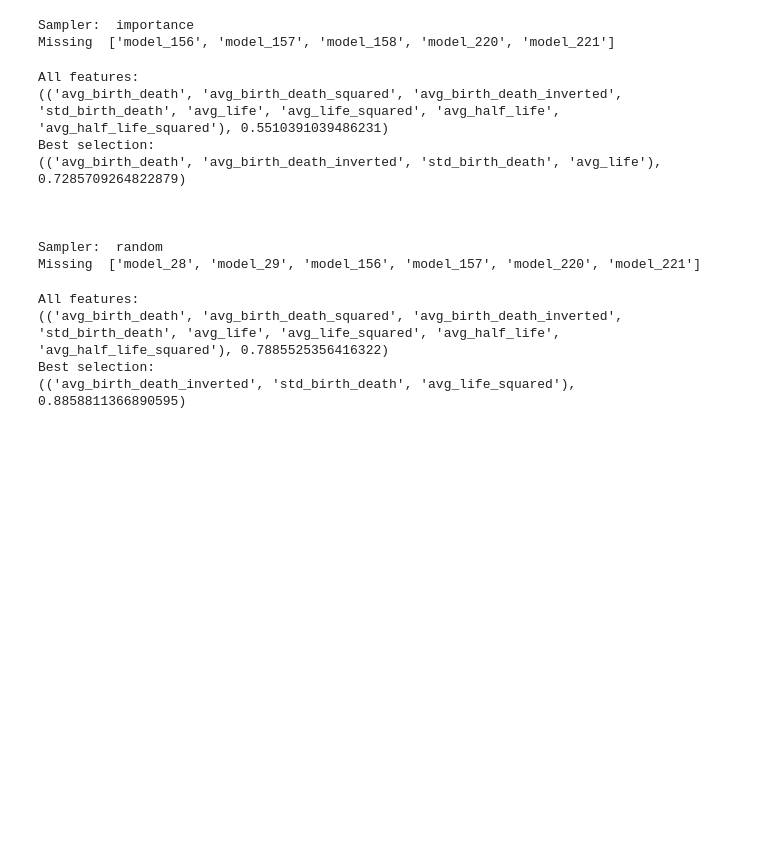
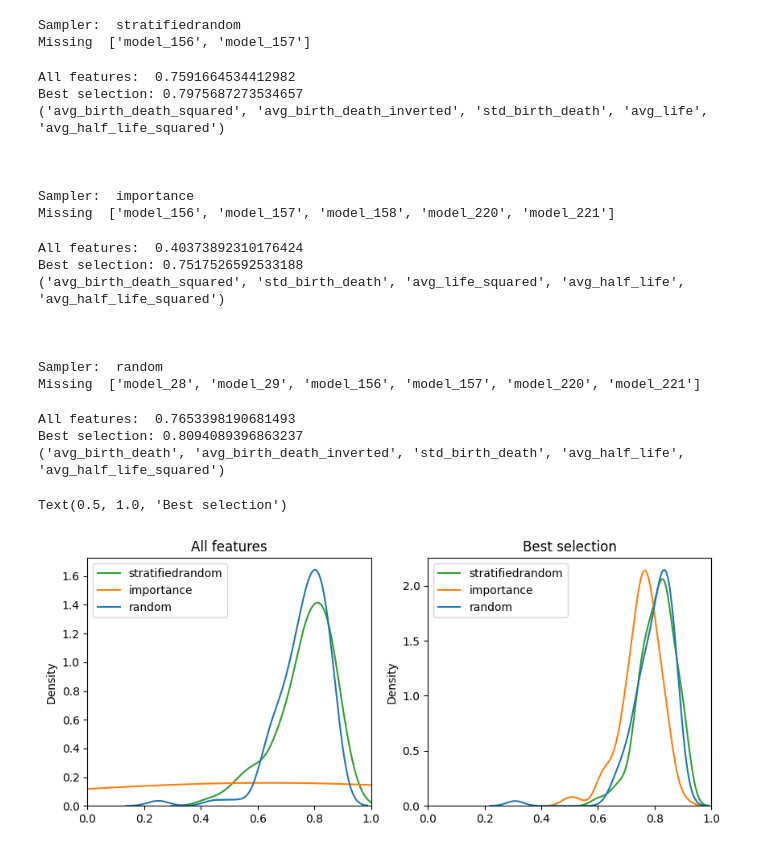
Before and after one commit to carpelli/tfm, a Jupyter notebook: tfm/regression.ipynb, the cells around one changed output. Drawn from its saved outputs; the diff is of its cells as text; code cells hidden in the pictures; blank space fills up the shorter version.

Commit message:
updated regressions added repeated experimentations and r2 density plots for these experimentations

```diff
--- a/tfm/regression.ipynb
+++ b/tfm/regression.ipynb
@@ -55,15 +57,15 @@ gen_gaps = {
 	for k, v in json.loads(ref_file.read_text()).items()
 }
 
-def get_labeled_data(dir):
+def get_labeled_data(dir, exclude=[]):
 	candidates = [dir / (model + '.pd.npy') for model in gen_gaps]
-	files = [file for file in candidates if file.exists()]
+	files = [file for file in candidates if file.exists() and not file in exclude]
 	models = [file.stem.split('.')[0] for file in files]
 	if len(models) < len(gen_gaps):
 		print('Missing ', [m for m in gen_gaps if m not in models])
 	pds = [*map(np.load, files)]
 	X = np.stack([*map(features_all_dims, pds)])
-	y = [gen_gaps[m] for m in models]
+	y = np.array([gen_gaps[m] for m in models])
 	return X, y
 # %%
 def feature_mask(included):
@@ -93,29 +95,60 @@ def run_experiment(X, y, model_fn):
 	return results
 # %%
+all_results = {}
+
 for dir in (outdir / 'task1').iterdir():
 	if not dir.is_dir() or dir.name == 'stratifiedkmeans':
 		continue
 	print('Sampler: ', dir.name)
 	X, y = get_labeled_data(dir)
-	results = run_experiment(X, y, LinearRegression)
-	print('All features:')
-	print(max(results.items(), key=lambda x: len(x[0])))
-	print('Best selection:')
-	print(max(results.items(), key=lambda x: x[1]))
+	results = run_experiment(X, y, 200, LinearRegression)
+	all_results[dir.name] = [
+		max(results.items(), key=lambda x: len(x[0])), 		# all features
+		max(results.items(), key=lambda x: np.mean(x[1]))	# best selection
+	]
+	print('All features: ', np.mean(all_results[dir.name][0][1]))
+	print('Best selection:', np.mean(all_results[dir.name][1][1]))
+	print(all_results[dir.name][1][0])
 	print('\n\n')
 # %% [output]
-Sampler:  importance
-Missing  ['model_156', 'model_157', 'model_158', 'model_220', 'model_221']
+Sampler:  stratifiedrandom
+Missing  ['model_156', 'model_157']
-All features:
-(('avg_birth_death', 'avg_birth_death_squared', 'avg_birth_death_inverted', 'std_birth_death', 'avg_life', 'avg_life_squared', 'avg_half_life', 'avg_half_life_squared'), 0.5510391039486231)
-Best selection:
-(('avg_birth_death', 'avg_birth_death_inverted', 'std_birth_death', 'avg_life'), 0.7285709264822879)
+All features:  0.7591664534412982
+Best selection: 0.7975687273534657
+('avg_birth_death_squared', 'avg_birth_death_inverted', 'std_birth_death', 'avg_life', 'avg_half_life_squared')
 
 
 
-Sampler:  random
-Missing  ['model_28', 'model_29', 'model_156', 'model_157', 'model_220', 'model_221']
+Sampler:  importance
+Missing  ['model_156', 'model_157', 'model_158', 'model_220', 'model_221']
-All features:
-(('avg_birth_death', 'avg_birth_death_squared', 'avg_birth_death_inverted', 'std_birth_death', 'avg_life', 'avg_life_squared', 'avg_half_life', 'avg_half_life_squared'), 0.7885525356416322)
-Best selection:
-(('avg_birth_death_inverted', 'std_birth_death', 'avg_life_squared'), 0.8858811366890595)
+All features:  0.40373892310176424
+Best selection: 0.7517526592533188
+('avg_birth_death_squared', 'std_birth_death', 'avg_life_squared', 'avg_half_life', 'avg_half_life_squared')
+
+
+
+Sampler:  random
+Missing  ['model_28', 'model_29', 'model_156', 'model_157', 'model_220', 'model_221']
+All features:  0.7653398190681493
+Best selection: 0.8094089396863237
+('avg_birth_death', 'avg_birth_death_inverted', 'std_birth_death', 'avg_half_life', 'avg_half_life_squared')
+# %%
+def plot_kdes(samplers, dists, bw=None, ax=None):
+	ax = sns.kdeplot(dists, ax=ax)
+	ax.legend(samplers)
+	ax.set_xlim([0,1])
+	return ax
+
+fig, (ax1, ax2) = plt.subplots(1, 2, figsize=(10, 4))
+plot_kdes(samplers=list(all_results.keys()),
+		  dists=[x[0][1] for x in all_results.values()],
+		  ax=ax1, bw=0.2)
+ax1.set_title('All features')
+
+plot_kdes(samplers=list(all_results.keys()),
+		  dists=[x[1][1] for x in all_results.values()],
+		  ax=ax2, bw=0.2)
+ax2.set_title('Best selection')
+# %% [output]
+Text(0.5, 1.0, 'Best selection')
+[figure, added]
```
Also changed, not shown: parts of 2 cells of this notebook.
